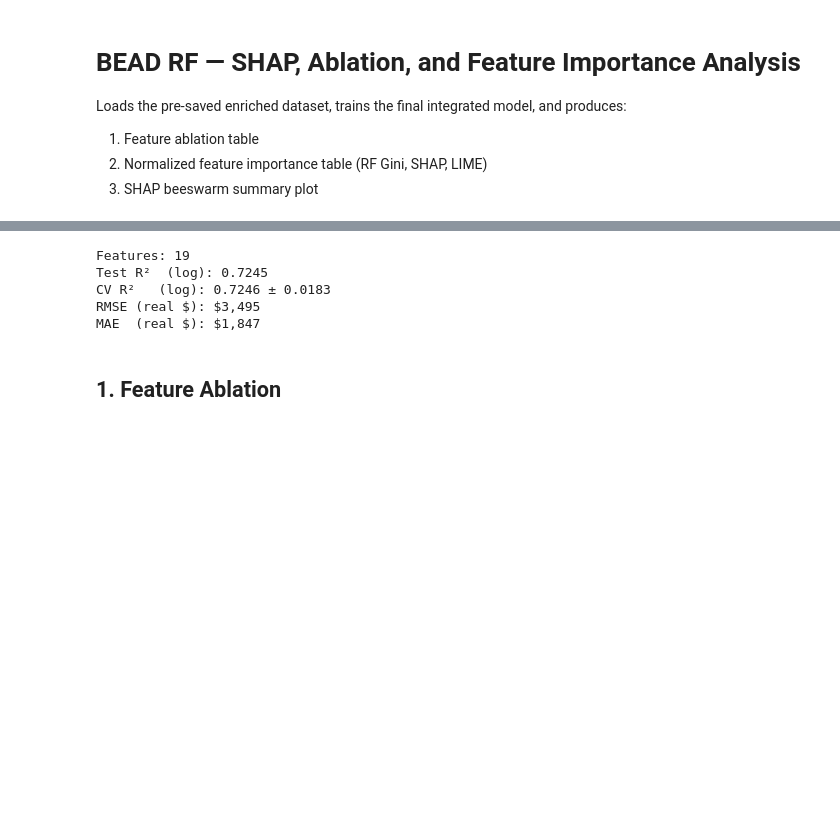
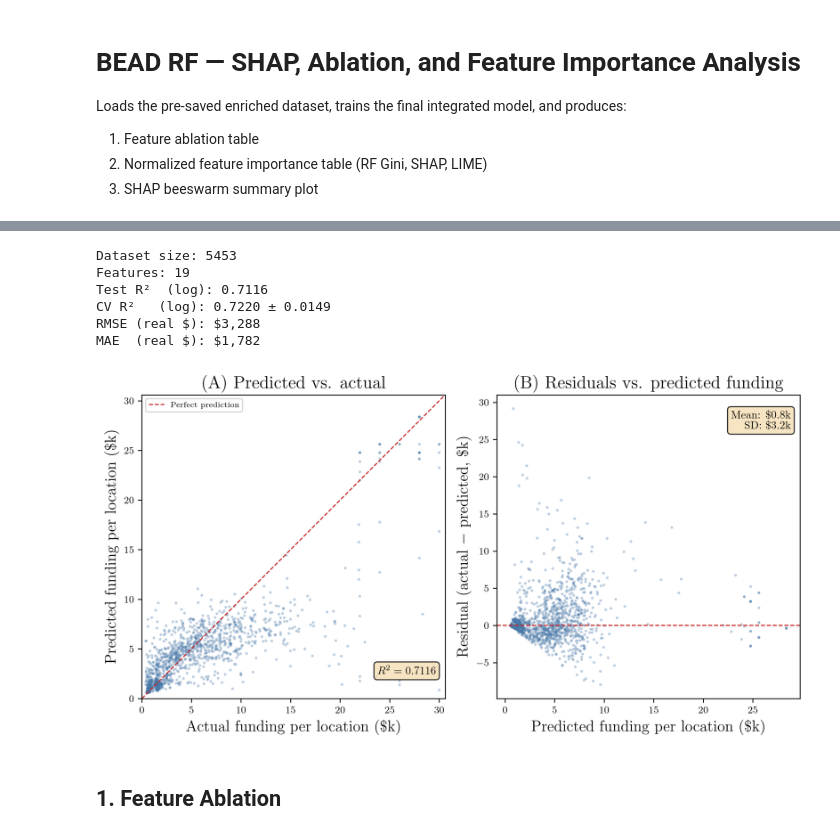
Before and after one commit to yusunnyf/bead_funding_predictor, a Jupyter notebook: random_forest/bead_rf_shap_ablation.ipynb, the cells around one changed output, grey strips where cells are left out. Saved outputs shown, nothing was run; the diff lists cells and outputs as text; code cells hidden in the pictures; blank space fills up the shorter version.

```diff
--- a/random_forest/bead_rf_shap_ablation.ipynb
+++ b/random_forest/bead_rf_shap_ablation.ipynb
@@ -30,5 +58,4 @@ Trimmed dataset: 5429 projects
 # %%
-
 # ── Feature set (19 features) ────────────────────────────────────────────────
 # Dropped: frac_fiber_comp, frac_cable_comp, frac_fw_comp (redundant with tech fracs)
 FEATURE_COLS = [
@@ -59,9 +86,9 @@ FEATURE_COLS = [
 ]
 
 pretty_names_map = {
-    'frac_tech_40':               'frac_tech_40',
-    'frac_tech_50':               'frac_tech_50',
-    'frac_tech_61':               'frac_tech_61 (fiber)',
+    'frac_tech_40':               'frac_tech_40 (HFC)',
+    'frac_tech_50':               'frac_tech_50 (Fiber)',
+    'frac_tech_61':               'frac_tech_61 (LEO)',
     'frac_tech_71':               'frac_tech_71 (FW)',
     'miles_per_location':         'miles_per_loc',
     'pct_aerial':                 'pct_aerial',
@@ -83,19 +110,13 @@ pretty_names_map = {
 X = df[FEATURE_COLS].fillna(0)
 y = df['log_funding']
 
+
 X_train, X_test, y_train, y_test = train_test_split(
     X, y, test_size=0.3, random_state=42
 )
 
-rf = RandomForestRegressor(
-    n_estimators=200,
-    min_samples_split=2,
-    min_samples_leaf=1,
-    max_features=0.3,
-    max_depth=20,
-    random_state=42,
-    n_jobs=-1
-)
+rf = RandomForestRegressor(n_estimators=1000, min_samples_split=2, min_samples_leaf=1,
+                            max_features=0.3, max_depth=20, random_state=42, n_jobs=-1)
 rf.fit(X_train, y_train)
 y_pred = rf.predict(X_test)
 
@@ -106,17 +127,62 @@ baseline_mae  = mean_absolute_error(np.expm1(y_test), np.expm1(y_pred))
 kf = KFold(n_splits=5, shuffle=True, random_state=42)
 cv_r2 = cross_val_score(rf, X, y, cv=kf, scoring='r2')
 
+print(f'Dataset size: {X.shape[0]}')
 print(f'Features: {len(FEATURE_COLS)}')
 print(f'Test R²  (log): {baseline_r2:.4f}')
 print(f'CV R²   (log): {cv_r2.mean():.4f} ± {cv_r2.std():.4f}')
 print(f'RMSE (real $): ${baseline_rmse:,.0f}')
 print(f'MAE  (real $): ${baseline_mae:,.0f}')
 # %% [output]
+Dataset size: 5453
 Features: 19
-Test R²  (log): 0.7245
-CV R²   (log): 0.7246 ± 0.0183
-RMSE (real $): $3,495
-MAE  (real $): $1,847
+Test R²  (log): 0.7116
+CV R²   (log): 0.7220 ± 0.0149
+RMSE (real $): $3,288
+MAE  (real $): $1,782
+# %%
+fig, ax = plt.subplots(1, 2, figsize=(9, 4.5))
+actual = np.expm1(y_test)
+predicted = np.expm1(y_pred)
+residuals_dollar = actual - predicted
+
+ax[0].scatter(actual / 1000, predicted / 1000,
+           s=6, alpha=0.35, color='#4878A8', edgecolors='none', rasterized=True)
+
+lims = [0, max(actual.max(), predicted.max()) / 1000 * 1.02]
+ax[0].plot(lims, lims, '--', color='#C62828', lw=1.0, label='Perfect prediction')
+ax[0].set_xlabel('Actual funding per location (\\$k)' if HAS_LATEX else 'Actual funding per location ($k)', fontsize=14)
+ax[0].set_ylabel('Predicted funding per location (\\$k)' if HAS_LATEX else 'Predicted funding per location ($k)', fontsize=14)
+ax[0].set_title('(A) Predicted vs. actual', weight='bold', fontsize=16)
+ax[0].legend(fontsize=7, loc='upper left')
+ax[0].set_xlim(lims)
+ax[0].set_ylim(lims)
+ax[0].set_box_aspect(1)
+
+r2_label = f'$R^2 = {baseline_r2:.4f}$' if HAS_LATEX else f'R² = {baseline_r2:.4f}'
+ax[0].text(0.97, 0.08, r2_label,
+        transform=ax[0].transAxes, ha='right', fontsize=10,
+        bbox=dict(boxstyle='round,pad=0.3', facecolor='wheat', alpha=0.8))
+
+ax[1].scatter(predicted / 1000, residuals_dollar / 1000,
+           s=6, alpha=0.35, color='#4878A8', edgecolors='none', rasterized=True)
+ax[1].axhline(0, color='#C62828', lw=1.0, linestyle='--')
+ax[1].set_xlabel('Predicted funding per location (\\$k)', fontsize=14)
+ax[1].set_ylabel('Residual (actual $-$ predicted, \\$k)', fontsize=14)
+ax[1].set_title('(B) Residuals vs. predicted funding', weight='bold', fontsize=16)
+ax[1].set_box_aspect(1)
+
+mean_res = residuals_dollar.mean()
+std_res = residuals_dollar.std()
+ax[1].text(0.97, 0.95,
+        f'Mean: \\${mean_res/1000:.1f}k\nSD: \\${std_res/1000:.1f}k',
+        transform=ax[1].transAxes, ha='right', va='top', fontsize=10,
+        bbox=dict(boxstyle='round,pad=0.3', facecolor='wheat', alpha=0.8))
+
+plt.tight_layout()
+plt.show()
+# %% [output]
+[figure, added]
 # %% [markdown]
 ## 1. Feature Ablation
 # %%
```
Also changed, not shown: parts of 44 cells of this notebook.
